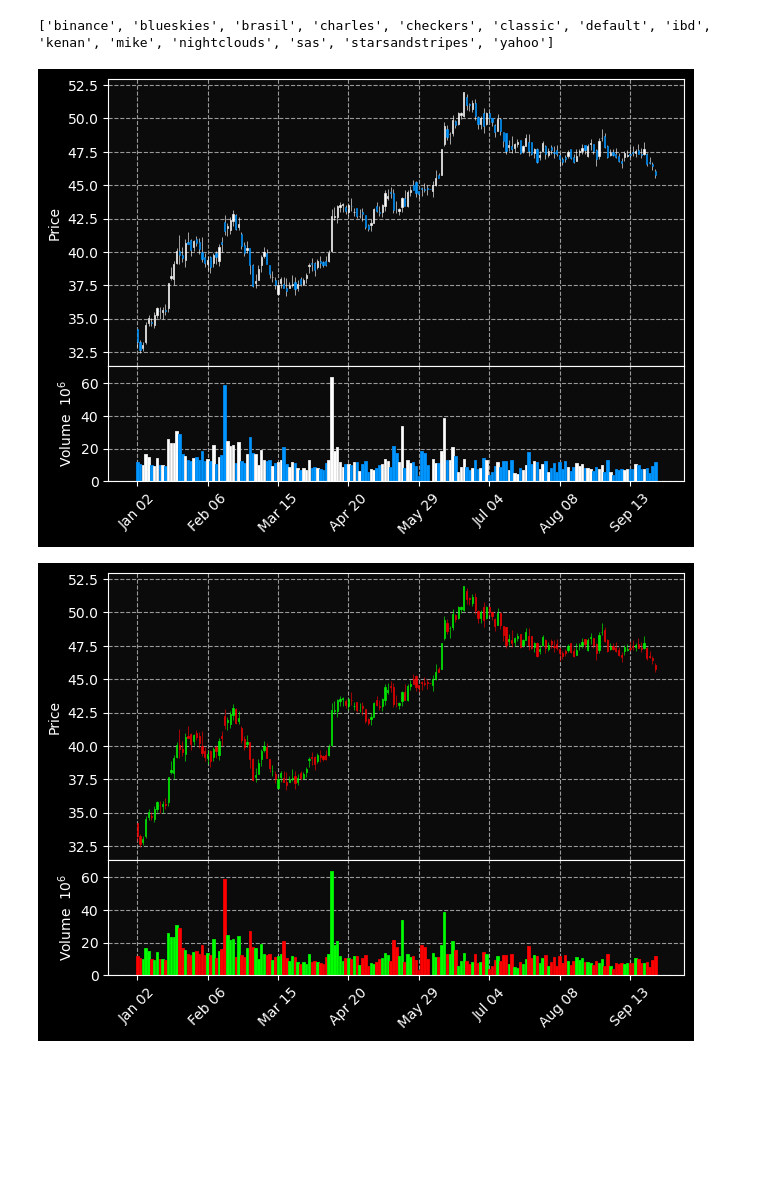
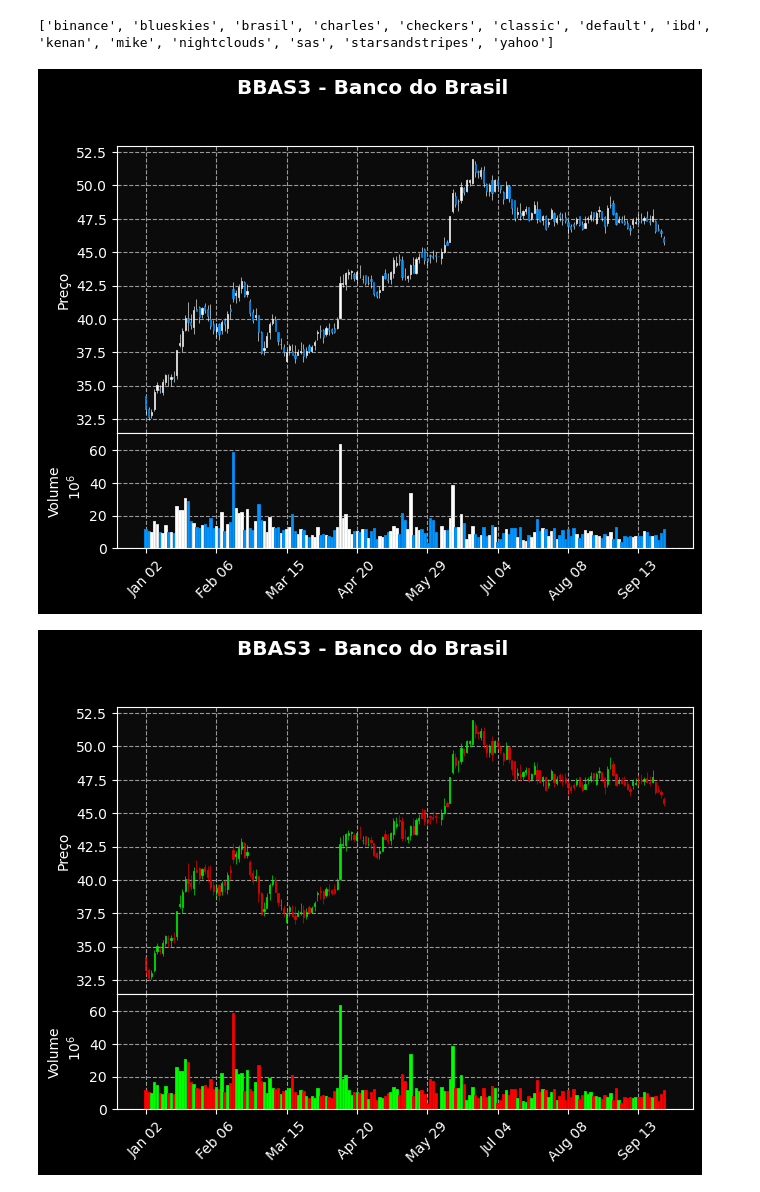
Before and after one commit to victordhn/Finance-Projects, a Jupyter notebook: Candlesticks.ipynb, the cells around one changed output. Drawn from its saved outputs; the diff is of its cells as text; code cells hidden in the pictures; blank space fills up the shorter version.

```diff
--- a/Candlesticks.ipynb
+++ b/Candlesticks.ipynb
@@ -57,15 +57,13 @@ print(mpf.available_styles())
 # %% [output]
 ['binance', 'blueskies', 'brasil', 'charles', 'checkers', 'classic', 'default', 'ibd', 'kenan', 'mike', 'nightclouds', 'sas', 'starsandstripes', 'yahoo']
 # %%
-# Criando nosso próprio estilo
-
 # Utilizando um vamos utilizar o estilo nightclouds
 estilo=mpf.make_mpf_style(base_mpf_style='nightclouds')
 
 # Plotando novo gráfico
-mpf.plot(data,type='candle',style=estilo, volume=True)
+mpf.plot(data,type='candle',style=estilo, volume=True, title="BBAS3 - Banco do Brasil", ylabel="Preço", ylabel_lower="Volume")
 # %% [output]
-[figure, old version]
+[figure, new version]
 # %%
 # Podemos também editar nosso próprio estilo
 
@@ -74,6 +72,6 @@ cores = mpf.make_marketcolors(up='#00ff00',down='red',wick='inherit',edge='inher
 
 # Adicionamos o parâmetro marketcolors
 estilo=mpf.make_mpf_style(base_mpf_style='nightclouds',marketcolors=cores)
-mpf.plot(data,type='candle',style=estilo, volume=True)
+mpf.plot(data,type='candle',style=estilo, volume=True, title="BBAS3 - Banco do Brasil", ylabel="Preço", ylabel_lower="Volume")
 # %% [output]
-[figure, old version]
+[figure, new version]
```
Also changed, not shown: parts of 1 cell of this notebook.
